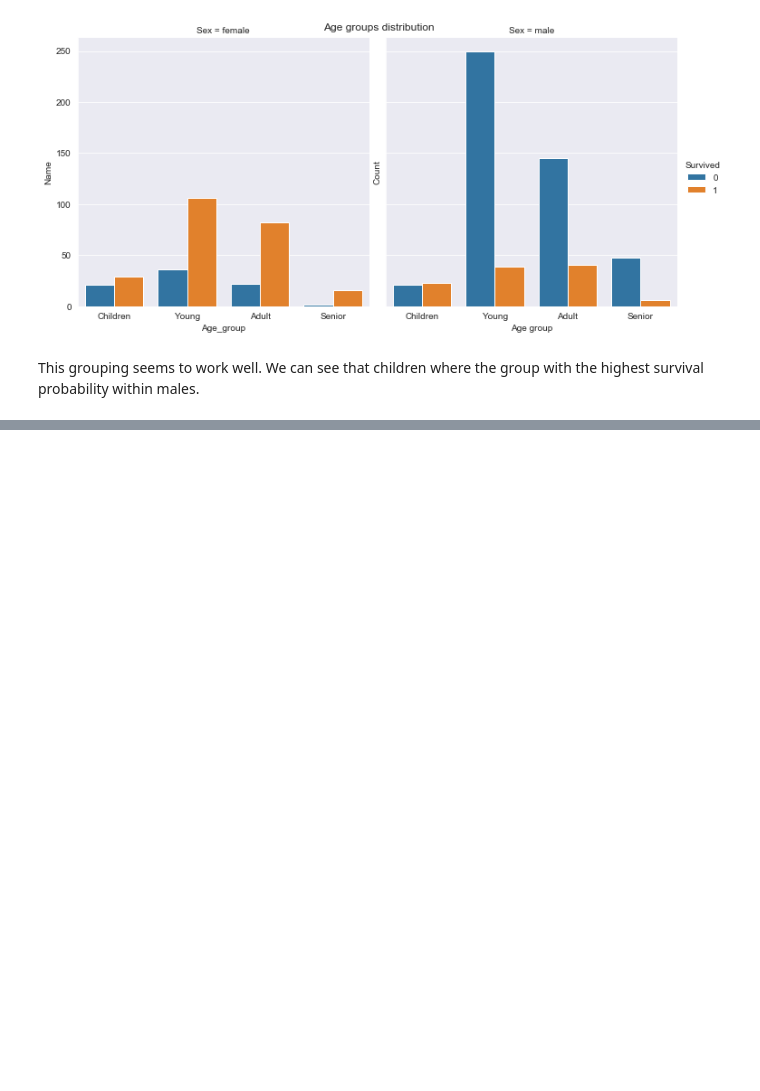
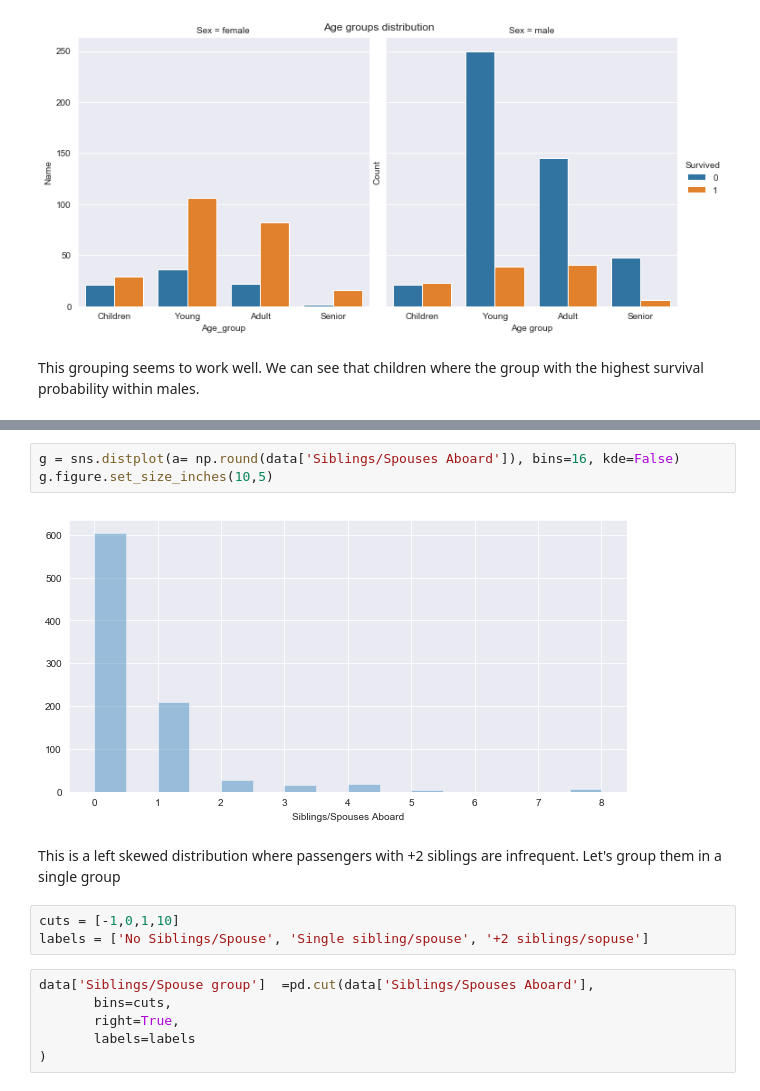
Before and after one commit to Ark93/Real-world_ml, a Jupyter notebook: chapter_3/titanic_dataset.ipynb, the cells around one changed output, grey strips where cells are left out. Saved outputs shown, nothing was run; the diff lists cells and outputs as text; blank space fills up the shorter version.

```diff
--- a/chapter_3/titanic_dataset.ipynb
+++ b/chapter_3/titanic_dataset.ipynb
@@ -382,0 +410,16 @@ This grouping seems to work well.  We can see that children where the group with
+# %%
+g = sns.distplot(a= np.round(data['Siblings/Spouses Aboard']), bins=16, kde=False)
+g.figure.set_size_inches(10,5)
+# %% [output]
+[figure, added]
+# %% [markdown]
+This is a left skewed distribution where passengers with +2 siblings are infrequent. Let's group them in a single group
+# %%
+cuts = [-1,0,1,10]
+labels = ['No Siblings/Spouse', 'Single sibling/spouse', '+2 siblings/sopuse']
+# %%
+data['Siblings/Spouse group']  =pd.cut(data['Siblings/Spouses Aboard'],
+       bins=cuts,
+       right=True,
+       labels=labels
+)
```
Also changed, not shown: parts of 43 cells of this notebook.
